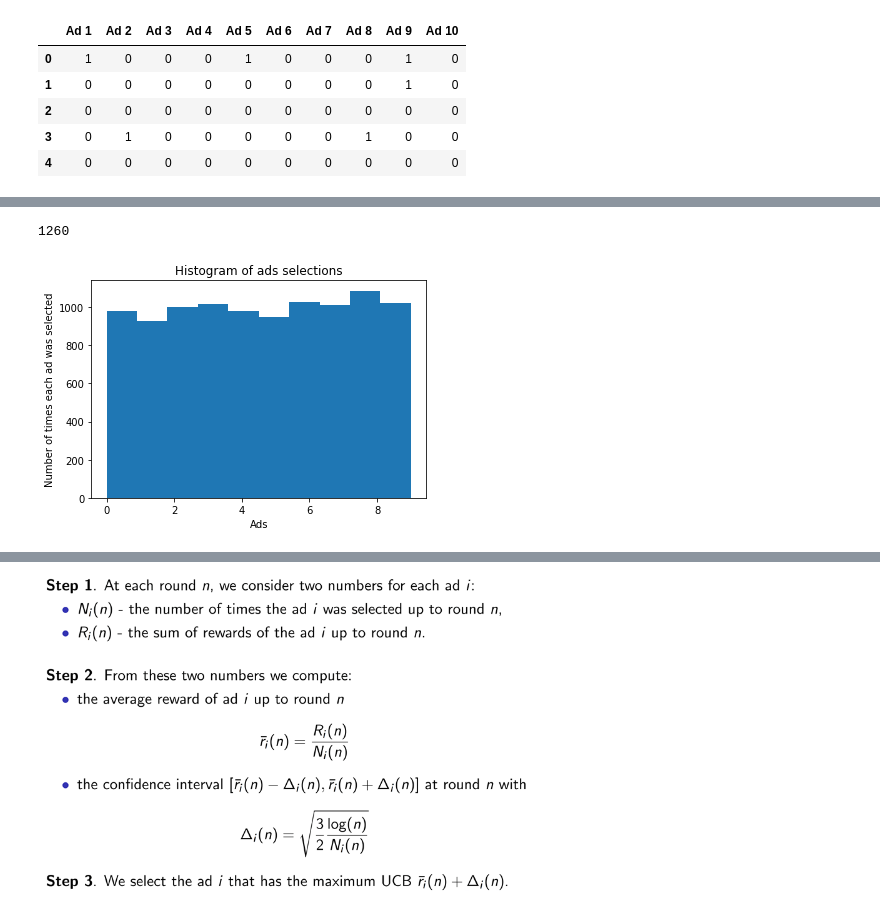
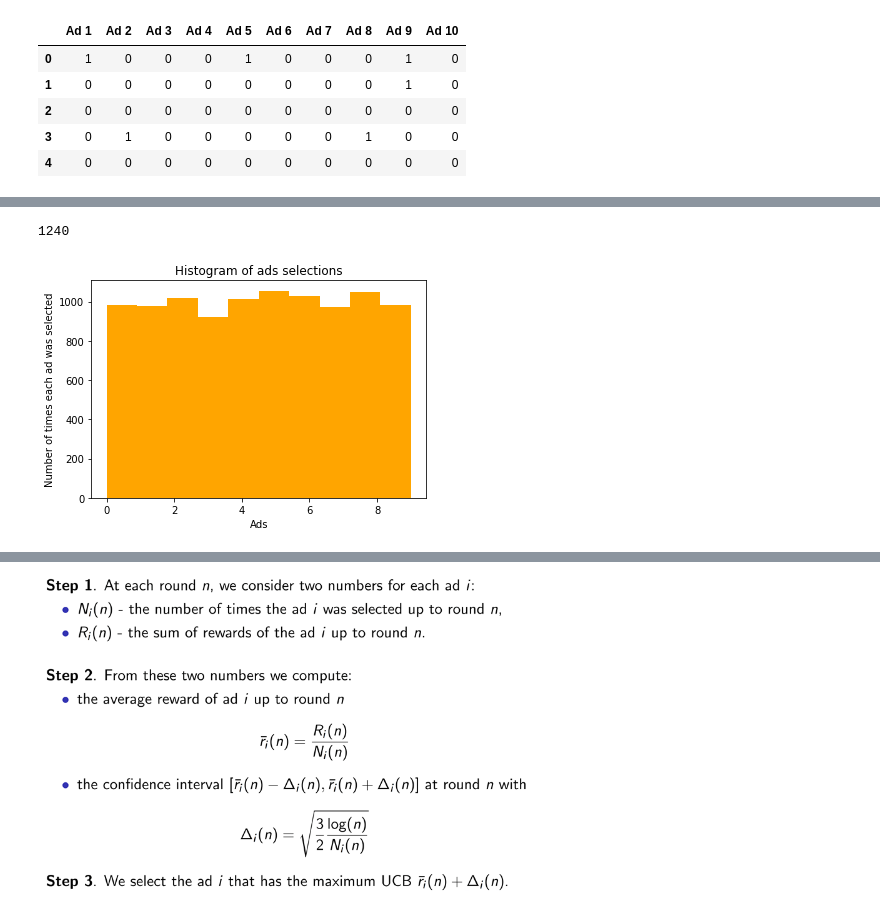
Before and after one commit to mohan-mj/Reinforcement-UCB, a Jupyter notebook: Upper_Confidence_Bound.ipynb, the cells around one changed output, grey strips where cells are left out. Drawn from its saved outputs; the diff is of its cells as text; code cells hidden in the pictures.

```diff
--- a/Upper_Confidence_Bound.ipynb
+++ b/Upper_Confidence_Bound.ipynb
@@ -28,19 +47,19 @@ for n in range(0, N):
     ads_selected.append(ad)
     reward = dataset.values[n, ad]
     total_reward = total_reward + reward
-# %%
-total_reward
-# %% [output]
-1260
+# %%
+total_reward # with random selection
+# %% [output]
+1240
 # %%
 # Visualising the results
-plt.hist(ads_selected)
+plt.hist(ads_selected, color='orange')
 plt.title('Histogram of ads selections')
 plt.xlabel('Ads')
 plt.ylabel('Number of times each ad was selected')
 plt.show()
 # %% [output]
-[figure, old version]
+[figure, new version]
 # %% [markdown]
 <image src='UCB_Algorithm.jpg'>
 # %%
```
Also changed, not shown: parts of 7 cells of this notebook.
